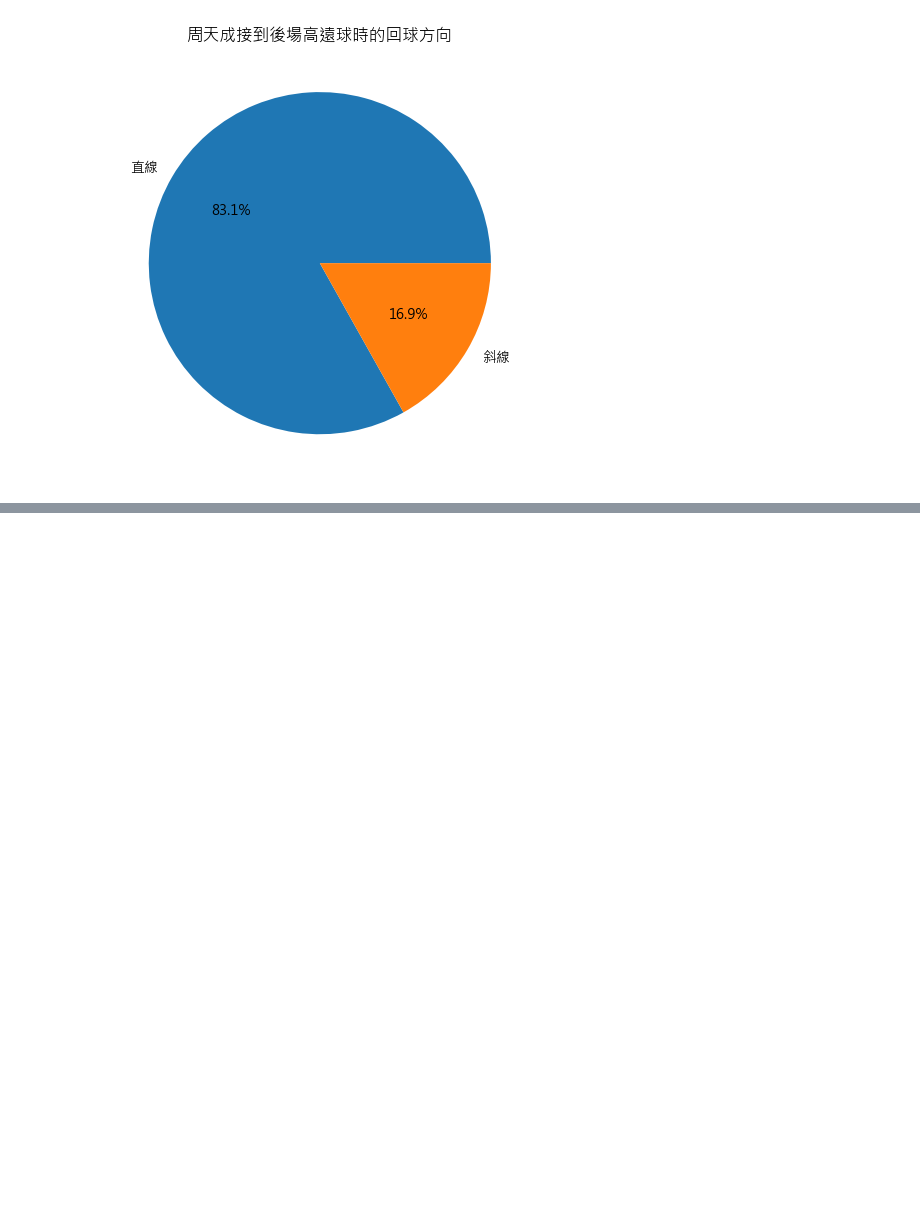
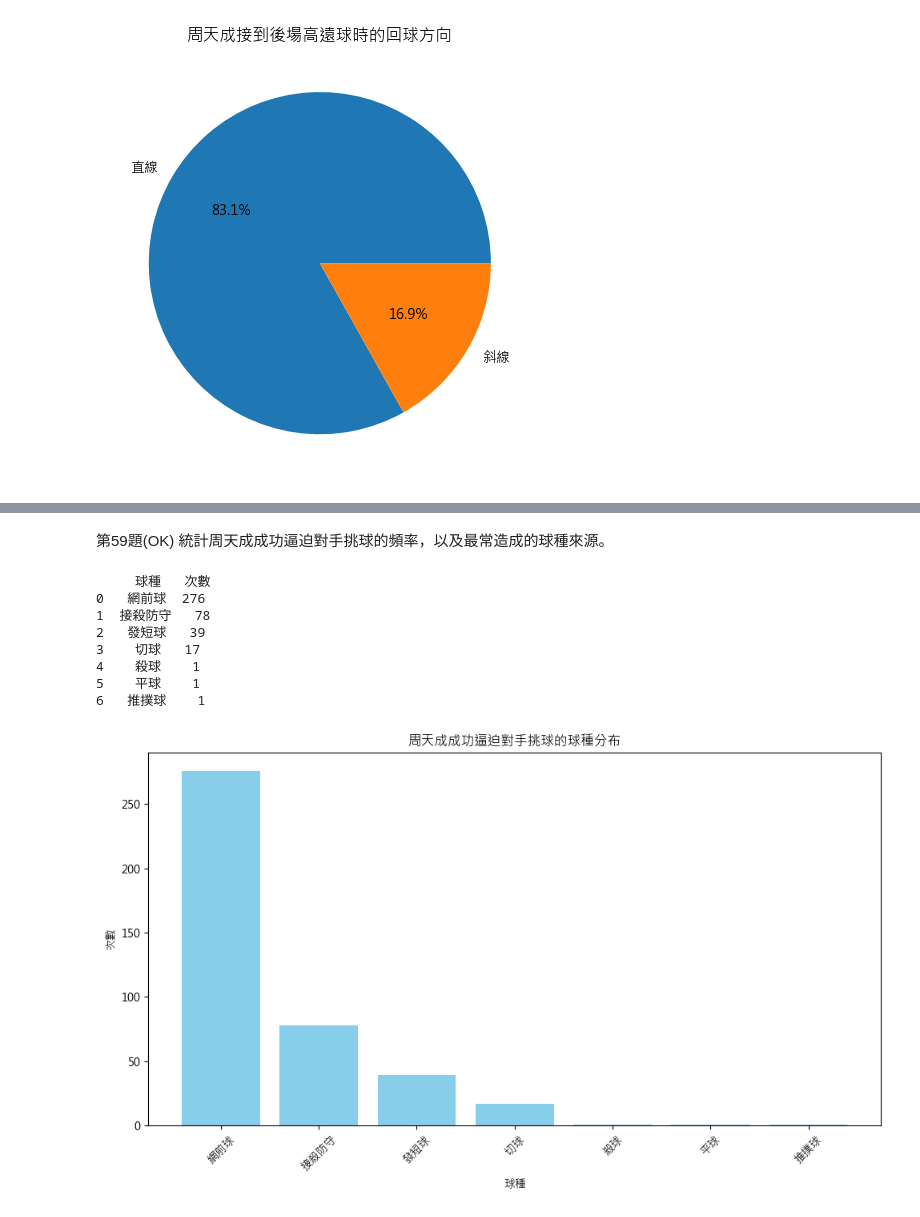
Before and after one commit to DanielTeng0811/BadmintonAI, a Jupyter notebook: question_ans_final.ipynb, the cells around one changed output, grey strips where cells are left out. Saved outputs shown, nothing was run; the diff lists cells and outputs as text; code cells hidden in the pictures; blank space fills up the shorter version.

```diff
--- a/question_ans_final.ipynb
+++ b/question_ans_final.ipynb
@@ -3057,0 +3357,52 @@ See the caveats in the documentation: https://pandas.pydata.org/pandas-docs/stab
+# %% [markdown]
+第59題(OK)
+統計周天成成功逼迫對手挑球的頻率，以及最常造成的球種來源。
+# %%
+import platform
+import matplotlib.pyplot as plt
+import pandas as pd
+
+# 字體設定
+s = platform.system()
+plt.rcParams['font.sans-serif'] = ['Arial Unicode MS', 'PingFang TC'] if s=='Darwin' else ['Microsoft JhengHei', 'SimHei'] if s=='Windows' else ['WenQuanYi Zen Hei']
+plt.rcParams['axes.unicode_minus'] = False
+
+# 確認數據是否為空
+if len(df) > 0:
+    # 採用groupby和shift計算
+    df['next_player_type'] = df.groupby(['match_id', 'set', 'rally'])['player_type'].shift(-1)
+
+    # 篩選出周天成擊球且讓對手回應挑球的情況
+    chou_fores_ball_types = df[(df['player'] == 'CHOU Tien Chen') & (df['next_player_type'] == 6)]
+
+    # 統計周天成各種球種逼迫對方挑球的次數
+    ball_type_count = chou_fores_ball_types['type'].value_counts().reset_index()
+    ball_type_count.columns = ['球種', '次數']
+
+    # 打印統計數據
+    print(ball_type_count)
+
+    # 繪製視覺化圖表
+    fig, ax = plt.subplots(figsize=(10, 6))
+    ax.bar(ball_type_count['球種'], ball_type_count['次數'], color='skyblue')
+
+    # 設定圖表標題和標籤
+    ax.set_title("周天成成功逼迫對手挑球的球種分布")
+    ax.set_xlabel("球種")
+    ax.set_ylabel("次數")
+
+    plt.xticks(rotation=45)  # 旋轉x標籤使其清晰
+    plt.tight_layout()
+    plt.show()
+else:
+    print("DataFrame is empty. No analysis was performed.")
+# %% [output]
+     球種   次數
+0   網前球  276
+1  接殺防守   78
+2   發短球   39
+3    切球   17
+4    殺球    1
+5    平球    1
+6   推撲球    1
+[figure, added]
```
Also changed, not shown: parts of 12 cells of this notebook, 3 other files.
